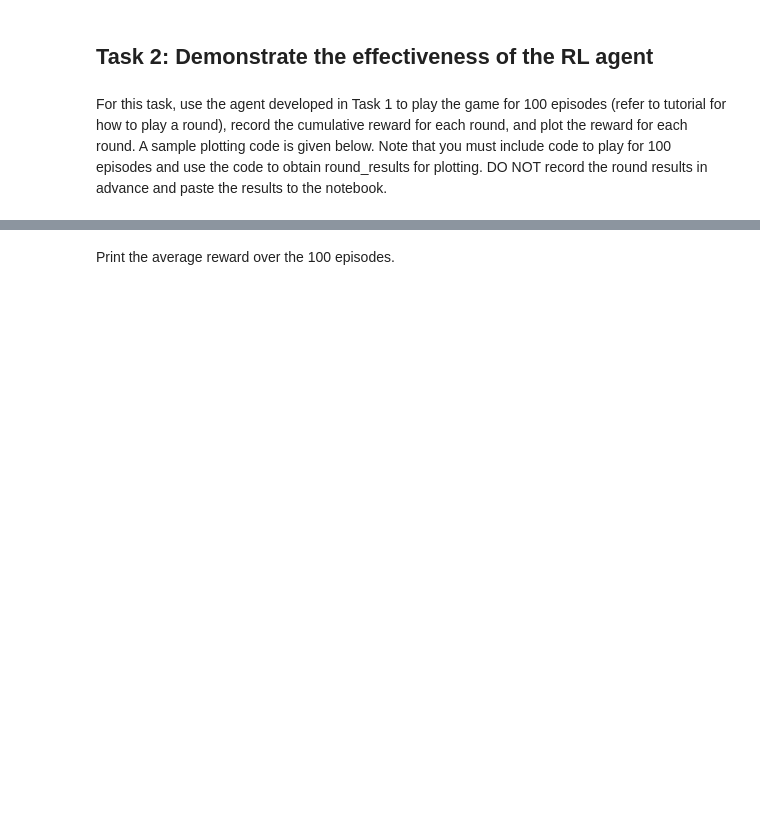
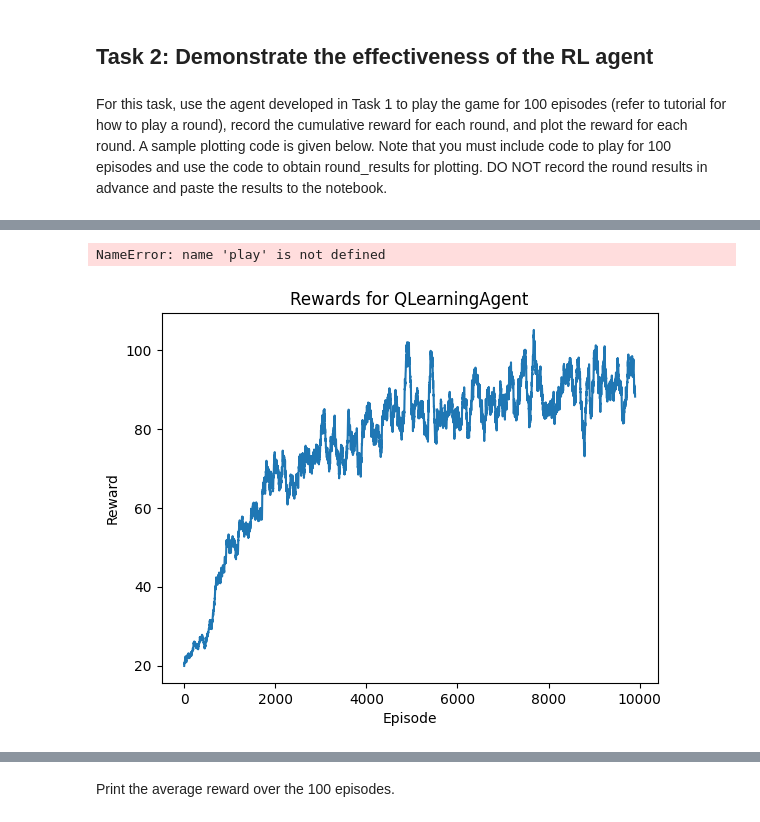
Before and after one commit to ruochee723/SC3000-Balancing-Pole-on-Cart, a Jupyter notebook: src/cartpole.ipynb, the cells around one changed output, grey strips where cells are left out. Drawn from its saved outputs; the diff is of its cells as text; code cells hidden in the pictures; blank space fills up the shorter version.

```diff
--- a/src/cartpole.ipynb
+++ b/src/cartpole.ipynb
@@ -515,0 +638,14 @@ plt.show()
+# %%
+episode_results = play(deep_q_learning_agent, num_episodes=100, num_threads=30)
+plt.plot(episode_results)
+plt.title("Cumulative reward for each episode")
+plt.ylabel("Cumulative reward")
+plt.xlabel("episode")
+plt.show()
+# %% [output]
+NameError: name 'play' is not defined
+# %%
+q_learning_agent = QLearningAgent(alpha=0.1, epsilon=0.5, gamma=0.999)
+q_learning_agent.train(env, num_episodes=10000, plot=True)
+# %% [output]
+[figure, added]
```
Also changed, not shown: parts of 19 cells of this notebook.
